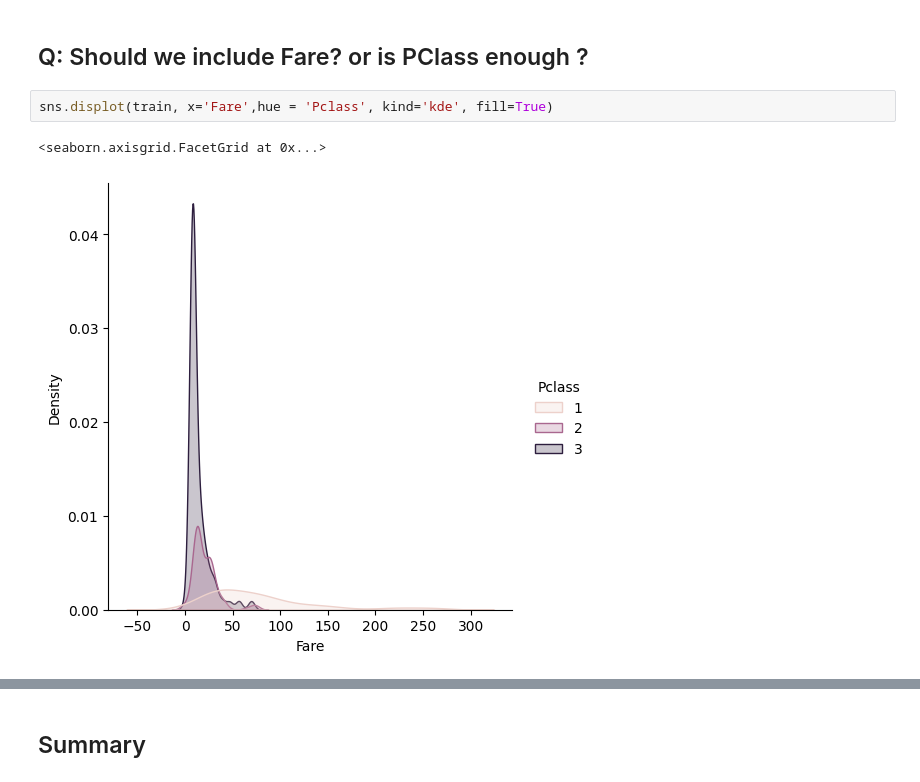
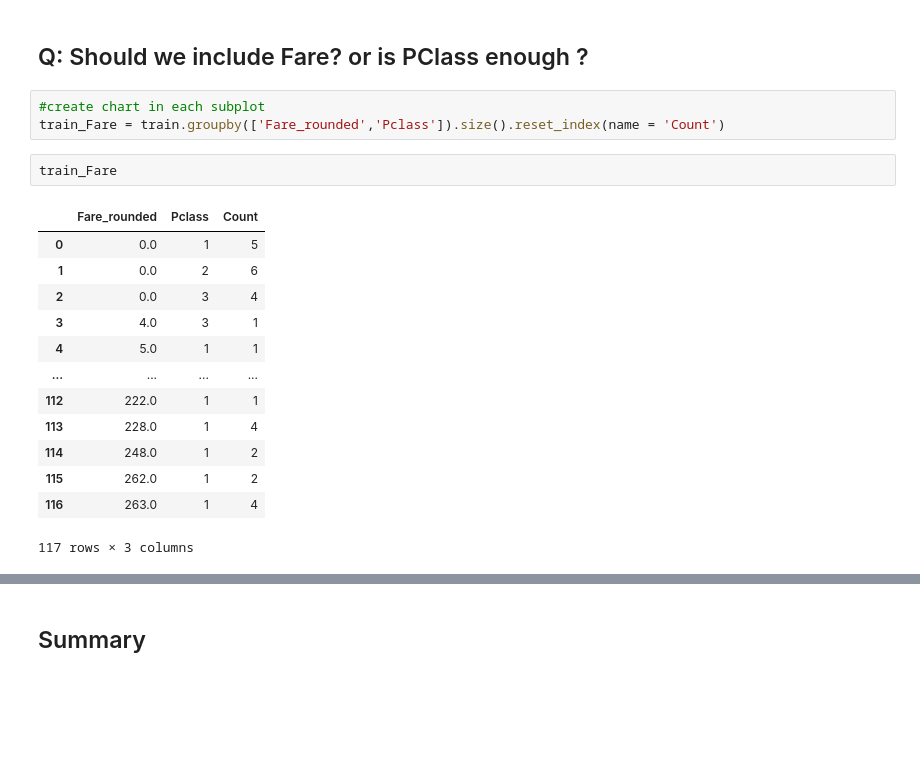
Before and after one commit to Hasitha199310/Titanic, a Jupyter notebook: Titanic Data Analysis.ipynb, the cells around one changed output, grey strips where cells are left out. Cells and saved outputs as stored; diff of their text form; blank space fills up the shorter version.

```diff
--- a/Titanic Data Analysis.ipynb
+++ b/Titanic Data Analysis.ipynb
@@ -315,8 +352,22 @@ sns.barplot(data = train_Relations, x = 'Relations', y= 'Count', hue = 'Survived
 ## Multi variable analysis
 # %% [markdown]
 ## Q: Should we include Fare? or is PClass enough ?
-# %%
-sns.displot(train, x='Fare',hue = 'Pclass', kind='kde', fill=True)
-# %% [output]
-<seaborn.axisgrid.FacetGrid at 0x...>
-[figure, removed]
+# %%
+#create chart in each subplot
+train_Fare = train.groupby(['Fare_rounded','Pclass']).size().reset_index(name = 'Count')
+# %%
+train_Fare
+# %% [output]
+|  | Fare_rounded | Pclass | Count |
+| 0 | 0.0 | 1 | 5 |
+| 1 | 0.0 | 2 | 6 |
+| 2 | 0.0 | 3 | 4 |
+| 3 | 4.0 | 3 | 1 |
+| 4 | 5.0 | 1 | 1 |
+| ... | ... | ... | ... |
+| 112 | 222.0 | 1 | 1 |
+| 113 | 228.0 | 1 | 4 |
+| 114 | 248.0 | 1 | 2 |
+| 115 | 262.0 | 1 | 2 |
+| 116 | 263.0 | 1 | 4 |
+117 rows × 3 columns
```
Also changed, not shown: parts of 14 cells of this notebook, 5 other files.
